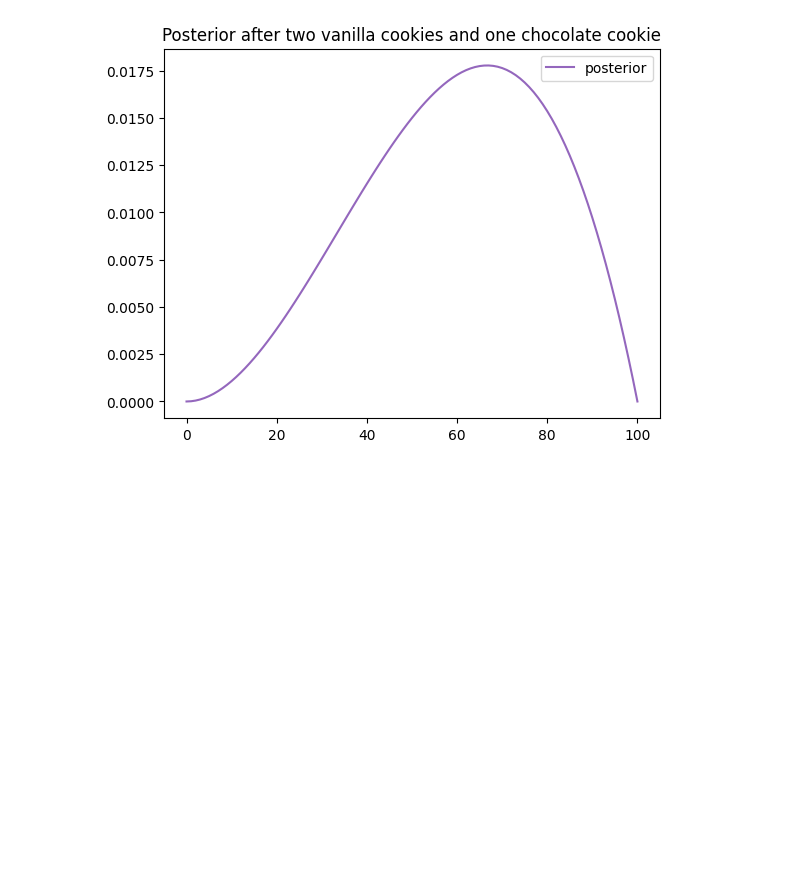
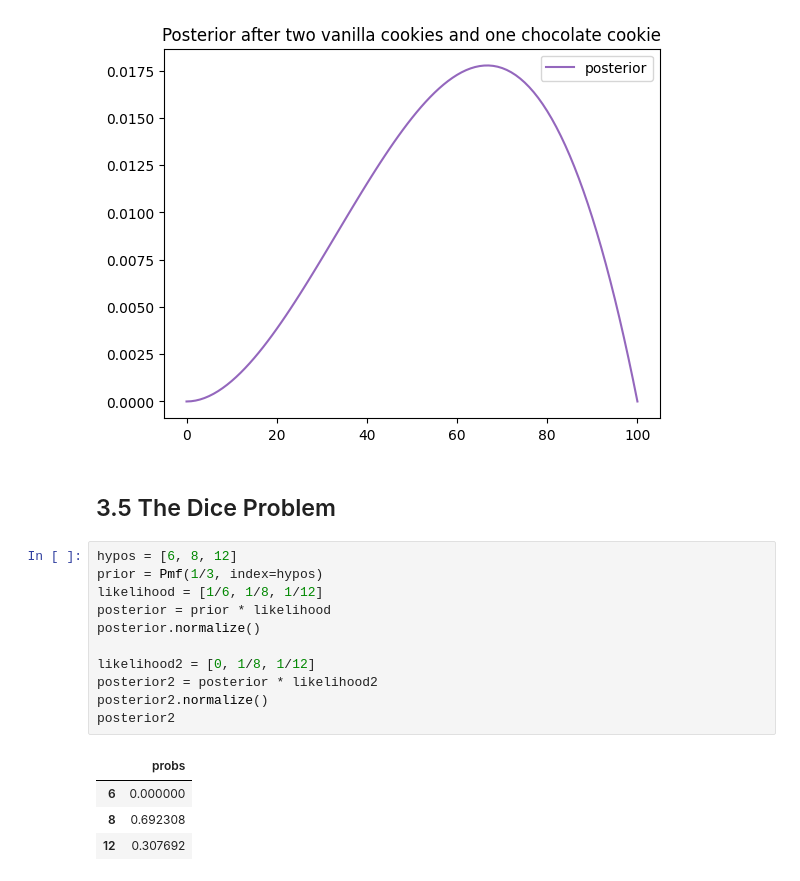
Before and after one commit to Xupeiyi/think-bayes, a Jupyter notebook: chapter3.ipynb, the cells around one changed output. Cells and saved outputs as stored; diff of their text form; blank space fills up the shorter version.

```diff
--- a/chapter3.ipynb
+++ b/chapter3.ipynb
@@ -81,3 +81,21 @@ posterior3.plot(label='posterior', color='C4', title='Posterior after two vanill
 67
 <matplotlib.legend.Legend at 0x...>
 [figure]
+# %% [markdown]
+## 3.5 The Dice Problem
+# %%
+hypos = [6, 8, 12]
+prior = Pmf(1/3, index=hypos)
+likelihood = [1/6, 1/8, 1/12]
+posterior = prior * likelihood
+posterior.normalize()
+
+likelihood2 = [0, 1/8, 1/12]
+posterior2 = posterior * likelihood2
+posterior2.normalize()
+posterior2
+# %% [output]
+|  | probs |
+| 6 | 0.000000 |
+| 8 | 0.692308 |
+| 12 | 0.307692 |
```
Also changed, not shown: parts of 2 cells of this notebook.
